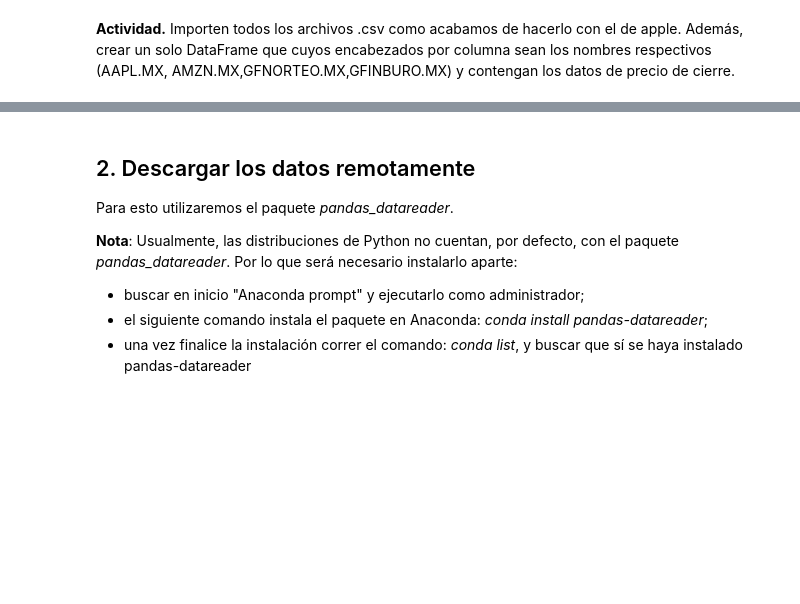
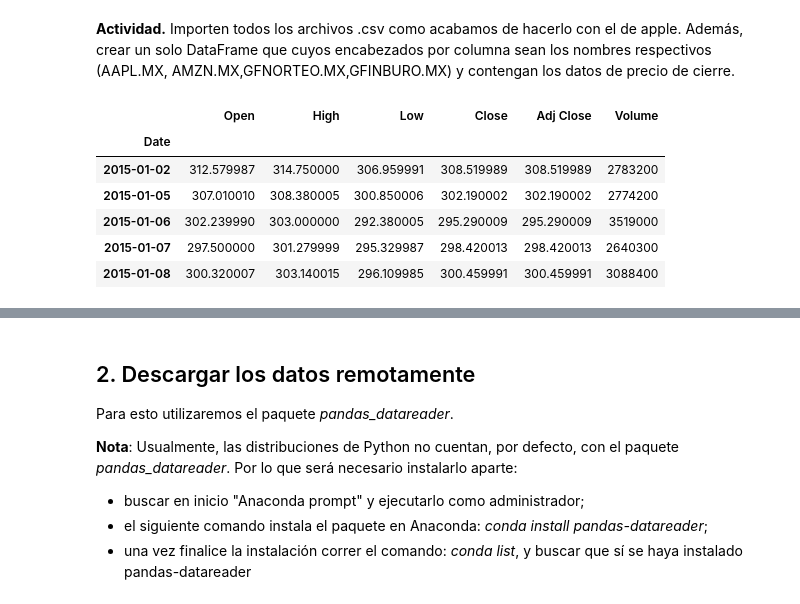
Before and after one commit to Carolina1002/porinvo2020, a Jupyter notebook: Modulo1/Clase4_DescargaHistoricos.ipynb, the cells around one changed output, grey strips where cells are left out. Saved outputs shown, nothing was run; the diff lists cells and outputs as text; code cells hidden in the pictures; blank space fills up the shorter version.

```diff
--- a/Modulo1/Clase4_DescargaHistoricos.ipynb
+++ b/Modulo1/Clase4_DescargaHistoricos.ipynb
@@ -146,3 +146,14 @@ AAPL.head()
 | 2015-01-08 | 25.525522 |
 # %% [markdown]
 **Actividad.** Importen todos los archivos .csv como acabamos de hacerlo con el de apple. Además, crear un solo DataFrame que cuyos encabezados por columna sean los nombres respectivos (AAPL.MX, AMZN.MX,GFNORTEO.MX,GFINBURO.MX) y contengan los datos de precio de cierre.
+# %%
+AMZN = pd.read_csv('precios/AMZN.csv', index_col=['Date'])
+AMZN.head()
+# %% [output]
+|  | Open | High | Low | Close | Adj Close | Volume |
+| Date |  |  |  |  |  |  |
+| 2015-01-02 | 312.579987 | 314.750000 | 306.959991 | 308.519989 | 308.519989 | 2783200 |
+| 2015-01-05 | 307.010010 | 308.380005 | 300.850006 | 302.190002 | 302.190002 | 2774200 |
+| 2015-01-06 | 302.239990 | 303.000000 | 292.380005 | 295.290009 | 295.290009 | 3519000 |
+| 2015-01-07 | 297.500000 | 301.279999 | 295.329987 | 298.420013 | 298.420013 | 2640300 |
+| 2015-01-08 | 300.320007 | 303.140015 | 296.109985 | 300.459991 | 300.459991 | 3088400 |
```
Also changed, not shown: parts of 8 cells of this notebook.
